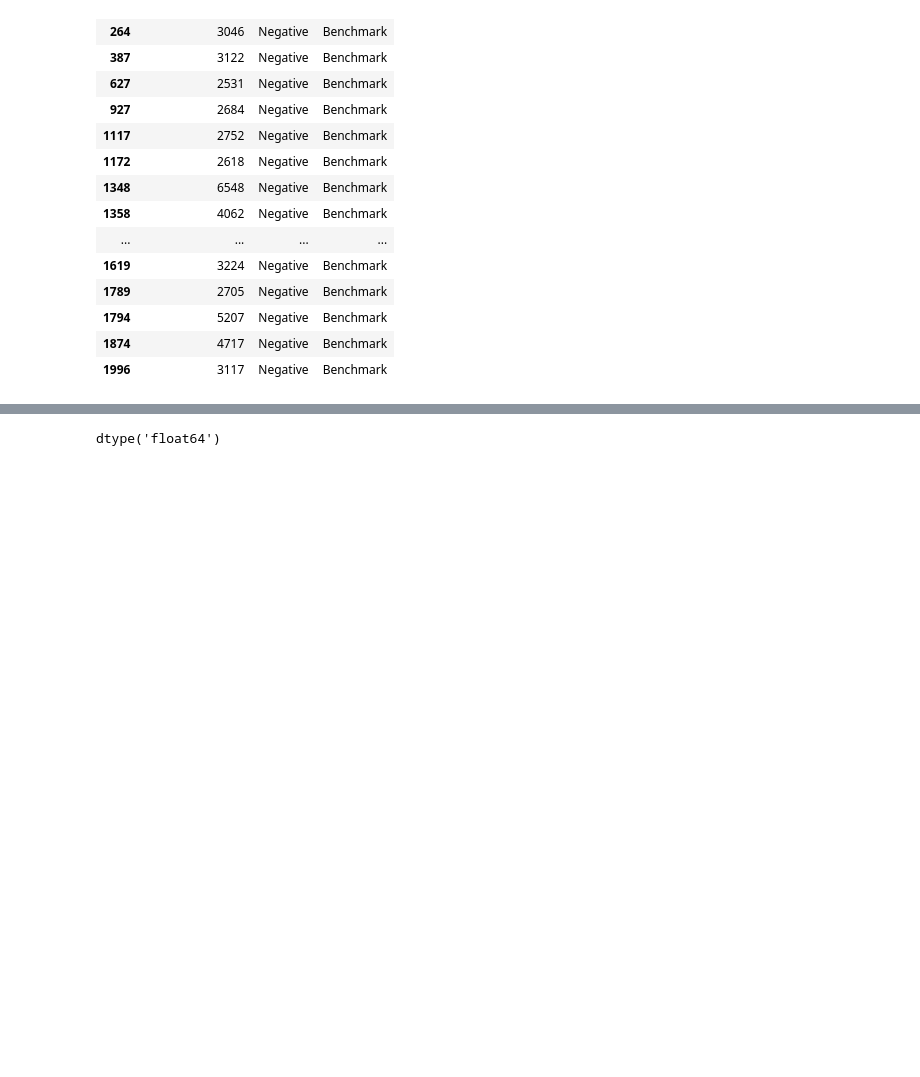
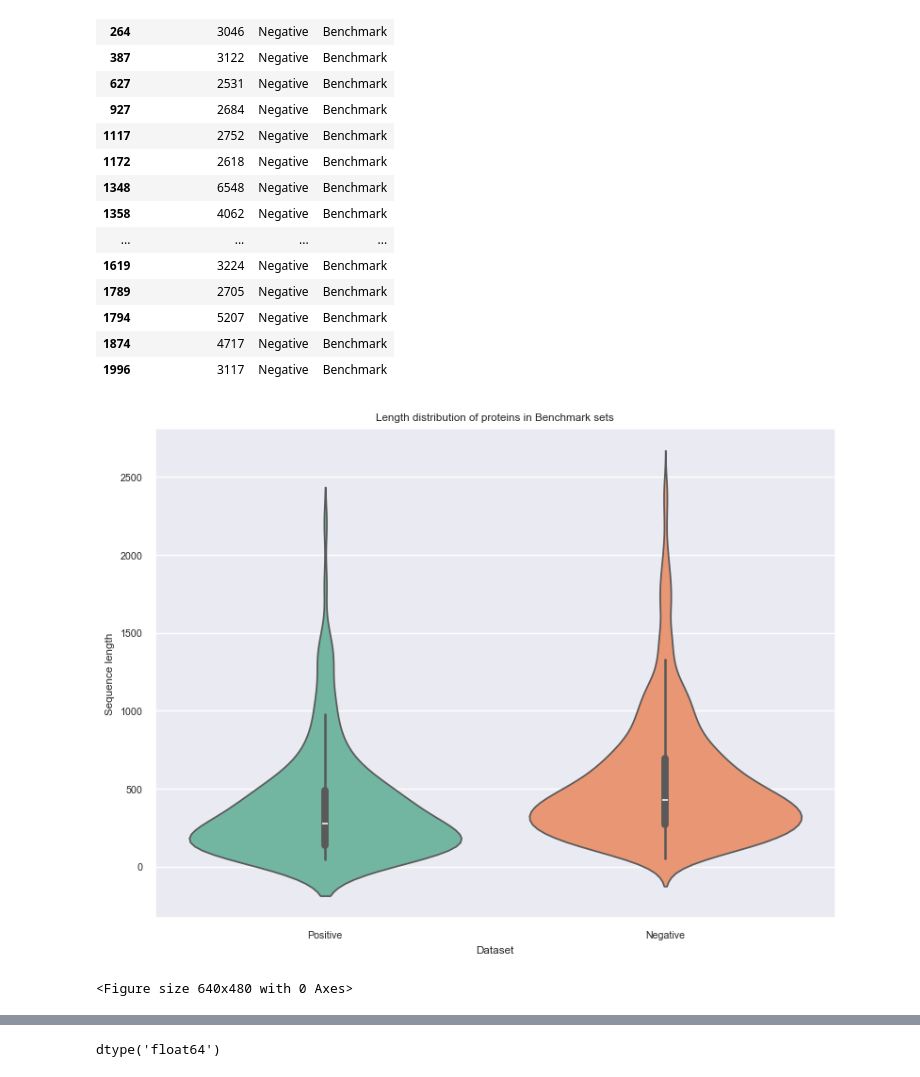
Before and after one commit to LucaCagnini/LB2_project_Group_3, a Jupyter notebook: Data_Analysis/plots.ipynb, the cells around one changed output, grey strips where cells are left out. Drawn from its saved outputs; the diff is of its cells as text; code cells hidden in the pictures; blank space fills up the shorter version.

```diff
--- a/Data_Analysis/plots.ipynb
+++ b/Data_Analysis/plots.ipynb
@@ -204,3 +224,26 @@ df_bench.loc[df_bench["SequenceLength"] > 2500]
 | 1794 | 5207 | Negative | Benchmark |
 | 1874 | 4717 | Negative | Benchmark |
 | 1996 | 3117 | Negative | Benchmark |
+# %%
+
+df_benchmark_filtered = df_bench.loc[df_bench["SequenceLength"] < 2500]
+plt.figure(figsize=(8, 6))
+sns.violinplot(
+    data=df_benchmark_filtered,
+    x="Class",                  # Train vs Benchmark
+    y="SequenceLength",       # distribuzione lunghezze
+    hue="Class",              # Positive vs Negative
+    palette="Set2",
+    split=False,
+    inner="box"               # aggiunge il boxplot dentro al violino
+)
+
+plt.title("Length distribution of proteins in Benchmark sets")
+plt.ylabel("Sequence length")
+plt.xlabel("Dataset")
+plt.tight_layout()
+plt.show()
+plt.savefig("Sequence_lengths_comparison/Violin_plot_benchmark.png", dpi=300, bbox_inches="tight")
+# %% [output]
+[figure, added]
+<Figure size 640x480 with 0 Axes>
```
Also changed, not shown: parts of 42 cells of this notebook, 12 other files.
